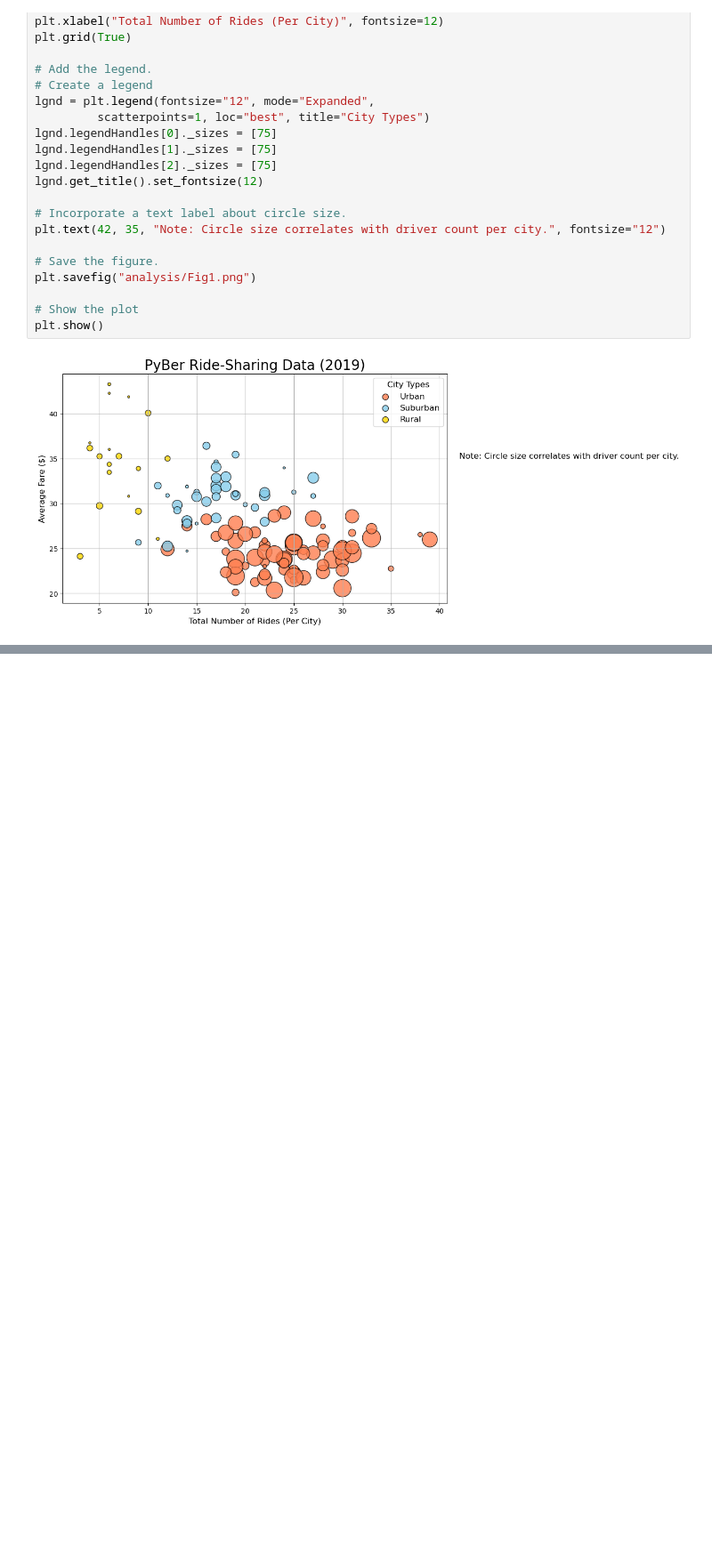
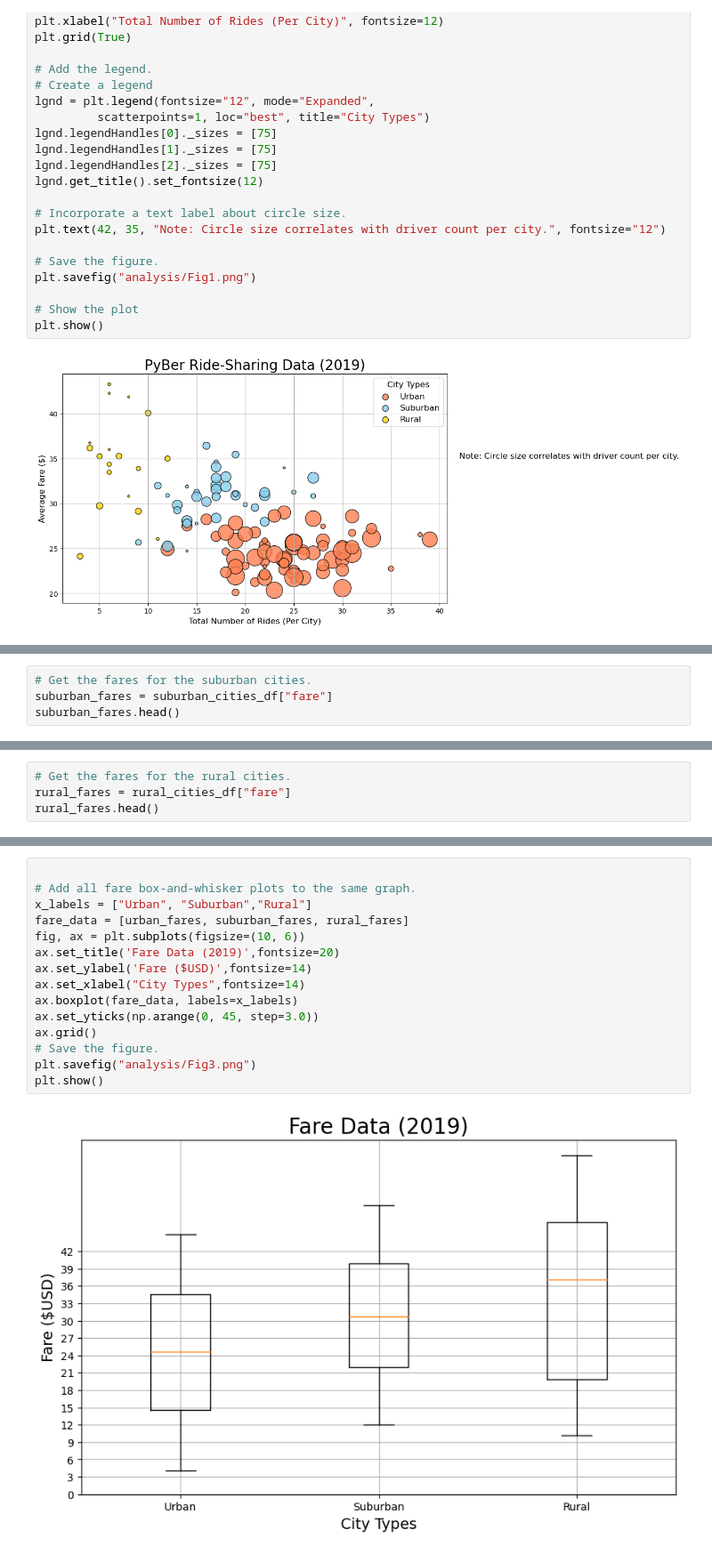
Before and after one commit to heatherhutchinson211/PyBer_Analysis, a Jupyter notebook: PyBer.ipynb, the cells around one changed output, grey strips where cells are left out. Shown: that part at 89% size. Cells and saved outputs as stored; diff of their text form; blank space fills up the shorter version.

```diff
--- a/PyBer.ipynb
+++ b/PyBer.ipynb
@@ -328,0 +493,4 @@ plt.show()
+# %%
+# Get the fares for the suburban cities.
+suburban_fares = suburban_cities_df["fare"]
+suburban_fares.head()
@@ -328,0 +504,4 @@ plt.show()
+# %%
+# Get the fares for the rural cities.
+rural_fares = rural_cities_df["fare"]
+rural_fares.head()
@@ -328,0 +692,17 @@ plt.show()
+# %%
+
+# Add all fare box-and-whisker plots to the same graph.
+x_labels = ["Urban", "Suburban","Rural"]
+fare_data = [urban_fares, suburban_fares, rural_fares]
+fig, ax = plt.subplots(figsize=(10, 6))
+ax.set_title('Fare Data (2019)',fontsize=20)
+ax.set_ylabel('Fare ($USD)',fontsize=14)
+ax.set_xlabel("City Types",fontsize=14)
+ax.boxplot(fare_data, labels=x_labels)
+ax.set_yticks(np.arange(0, 45, step=3.0))
+ax.grid()
+# Save the figure.
+plt.savefig("analysis/Fig3.png")
+plt.show()
+# %% [output]
+[figure, added]
```
Also changed, not shown: parts of 35 cells of this notebook.
